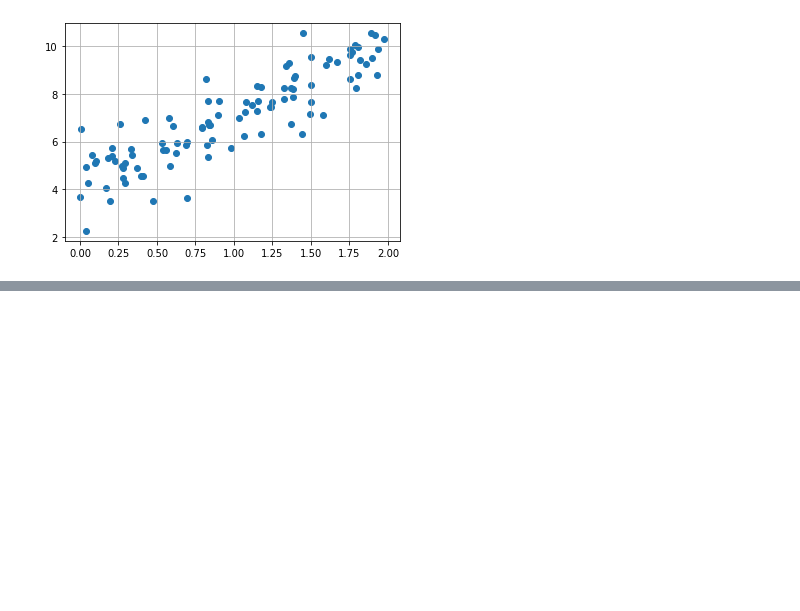
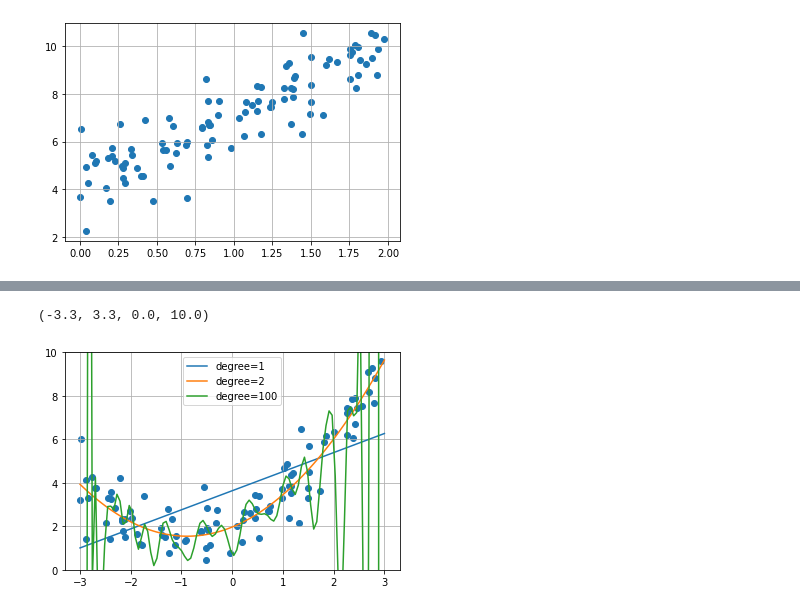
Before and after one commit to JisungPark0319/education, a Jupyter notebook: lab_ml/ml05_linear_regression.ipynb, the cells around one changed output, grey strips where cells are left out. Cells and saved outputs as stored; diff of their text form; code cells hidden in the pictures; blank space fills up the shorter version.

```diff
--- a/lab_ml/ml05_linear_regression.ipynb
+++ b/lab_ml/ml05_linear_regression.ipynb
@@ -305,0 +450,33 @@ plt.grid()
+# %%
+# 선형 회귀, 2차 다항 회귀, 100차 다항 회귀 결과 비교
+plt.scatter(X, y)
+
+for degree in [1, 2, 100]: # degree=1: 선형 회귀.
+  # 1) 다차항 파생 변수 추가
+  poly_features = PolynomialFeatures(degree, include_bias=False)
+  # 2) 파생 변수들을 포함한 모든 특성들을 같은 스케일로 변환
+  std_scaler = StandardScaler() # 다항 회귀에서 차수가 커질 수록 특성 스케일링을 하는 게 좋음.
+  # 3) 선형 회귀 또는 SGD 학습
+  sgd_reg = LinearRegression()
+  pipe = Pipeline(steps=[
+                         ('poly_feature', poly_features),
+                         ('scaler', std_scaler),
+                         ('model', sgd_reg)
+  ])
+  # 모델 훈련
+  pipe.fit(X, y)
+  # 훈련된 모델로 테스트 셋을 예측
+  y_new = pipe.predict(X_new)
+  plt.plot(X_new, y_new, label=f'degree={degree}')
+
+plt.legend()
+plt.grid()
+plt.axis(ymin=0, ymax = 10)
+
+# 훈련 셋(X)의 많은 점들은 100차 다항 회귀 곡선위에 놓여 있음.
+# -> 100차 다항 회귀 곡선은 훈련 셋을 잘 설명함.
+# -> 훈련되지 않은 테스트 셋(X_new)의 예측값은 오차가 매우 클 수 있음.
+# -> Overfitting(과적합, 과대적합)
+# %% [output]
+(-3.3, 3.3, 0.0, 10.0)
+[figure, added]
```
Also changed, not shown: parts of 31 cells of this notebook.
